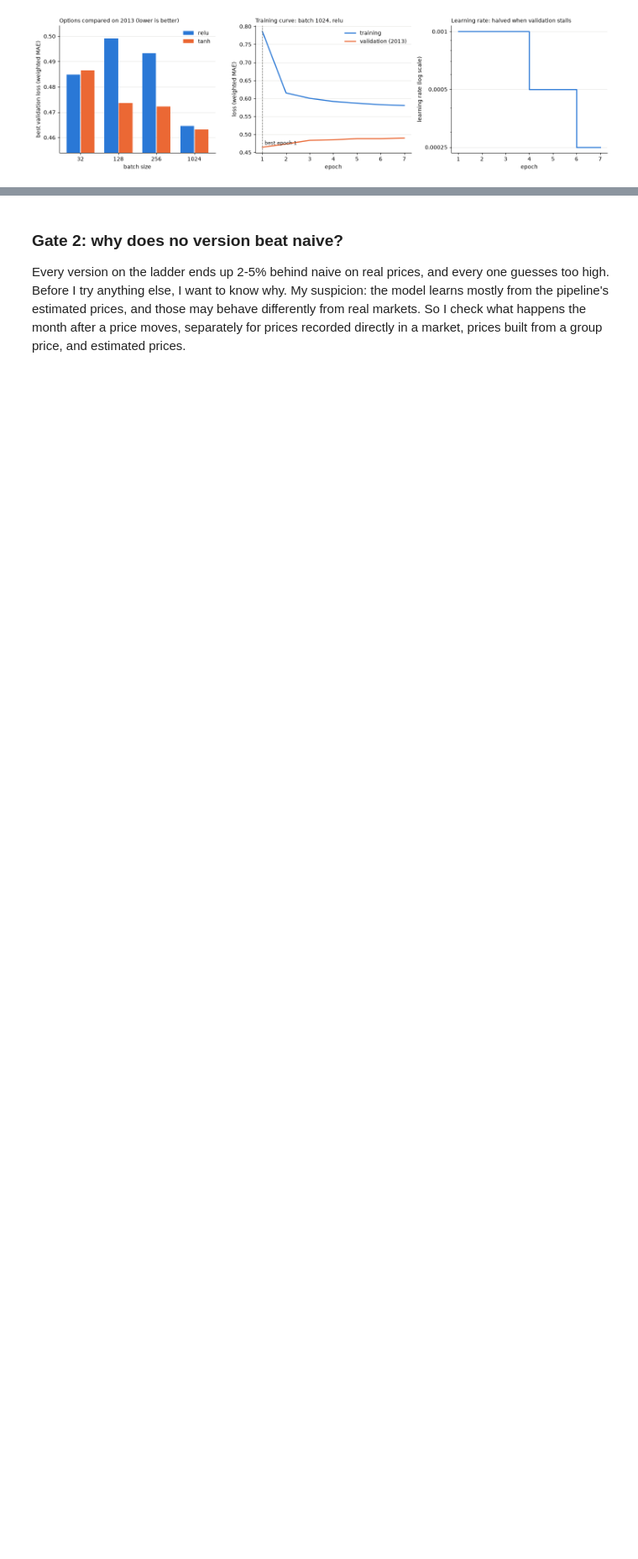
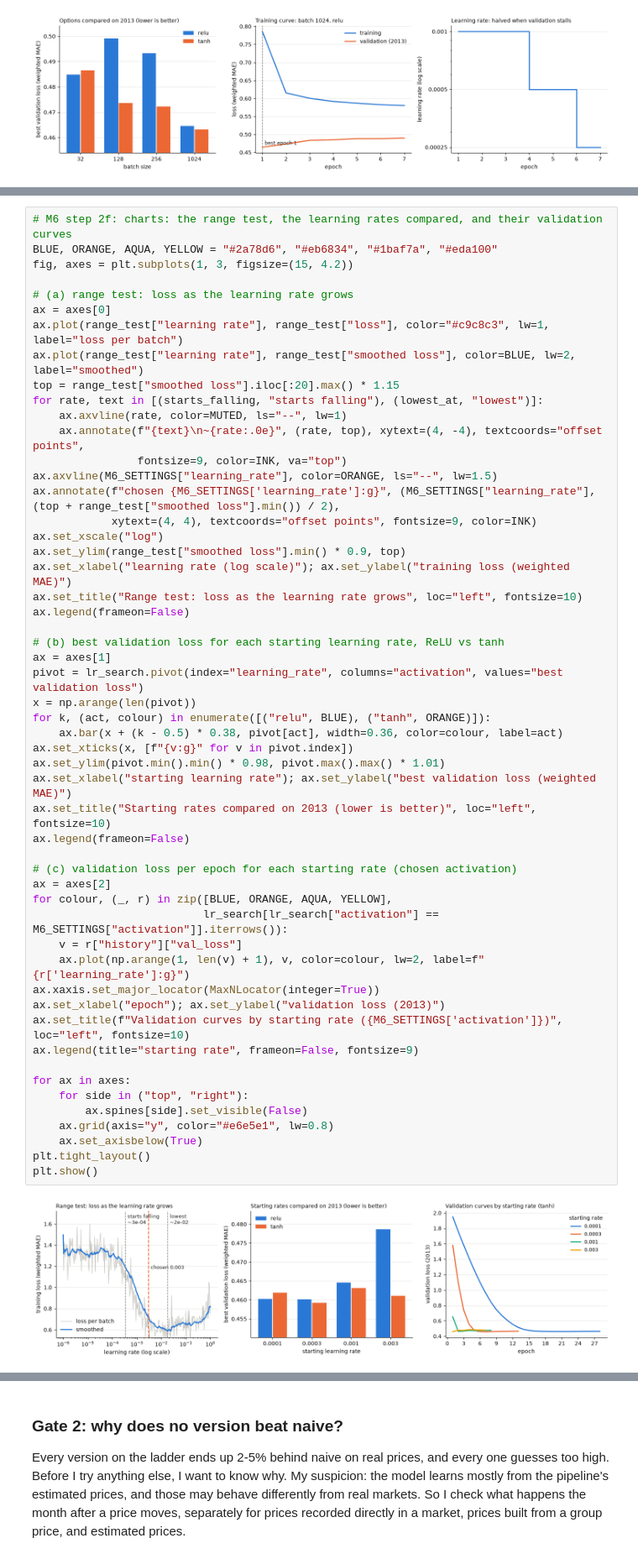
Before and after one commit to emergingleader/Soko_Radar, a Jupyter notebook: notebooks/modelling/02_model_build.ipynb, the cells around one changed output, grey strips where cells are left out. Shown at 84% size. Saved outputs shown, nothing was run; the diff lists cells and outputs as text; blank space fills up the shorter version.

Commit message:
M6: learning-rate range test and search on pre-2015 data, M6 retrained (0.003, tanh), notes on step 2, epochs, batch size and learning rate; notes updated with the new M6 results

```diff
--- a/notebooks/modelling/02_model_build.ipynb
+++ b/notebooks/modelling/02_model_build.ipynb
@@ -1822,0 +1925,55 @@ Best validation loss on 2013 (learning from 2006-2013 only; lower is better):
+# %%
+# M6 step 2f: charts: the range test, the learning rates compared, and their validation curves
+BLUE, ORANGE, AQUA, YELLOW = "#2a78d6", "#eb6834", "#1baf7a", "#eda100"
+fig, axes = plt.subplots(1, 3, figsize=(15, 4.2))
+
+# (a) range test: loss as the learning rate grows
+ax = axes[0]
+ax.plot(range_test["learning rate"], range_test["loss"], color="#c9c8c3", lw=1, label="loss per batch")
+ax.plot(range_test["learning rate"], range_test["smoothed loss"], color=BLUE, lw=2, label="smoothed")
+top = range_test["smoothed loss"].iloc[:20].max() * 1.15
+for rate, text in [(starts_falling, "starts falling"), (lowest_at, "lowest")]:
+    ax.axvline(rate, color=MUTED, ls="--", lw=1)
+    ax.annotate(f"{text}\n~{rate:.0e}", (rate, top), xytext=(4, -4), textcoords="offset points",
+                fontsize=9, color=INK, va="top")
+ax.axvline(M6_SETTINGS["learning_rate"], color=ORANGE, ls="--", lw=1.5)
+ax.annotate(f"chosen {M6_SETTINGS['learning_rate']:g}", (M6_SETTINGS["learning_rate"], (top + range_test["smoothed loss"].min()) / 2),
+            xytext=(4, 4), textcoords="offset points", fontsize=9, color=INK)
+ax.set_xscale("log")
+ax.set_ylim(range_test["smoothed loss"].min() * 0.9, top)
+ax.set_xlabel("learning rate (log scale)"); ax.set_ylabel("training loss (weighted MAE)")
+ax.set_title("Range test: loss as the learning rate grows", loc="left", fontsize=10)
+ax.legend(frameon=False)
+
+# (b) best validation loss for each starting learning rate, ReLU vs tanh
+ax = axes[1]
+pivot = lr_search.pivot(index="learning_rate", columns="activation", values="best validation loss")
+x = np.arange(len(pivot))
+for k, (act, colour) in enumerate([("relu", BLUE), ("tanh", ORANGE)]):
+    ax.bar(x + (k - 0.5) * 0.38, pivot[act], width=0.36, color=colour, label=act)
+ax.set_xticks(x, [f"{v:g}" for v in pivot.index])
+ax.set_ylim(pivot.min().min() * 0.98, pivot.max().max() * 1.01)
+ax.set_xlabel("starting learning rate"); ax.set_ylabel("best validation loss (weighted MAE)")
+ax.set_title("Starting rates compared on 2013 (lower is better)", loc="left", fontsize=10)
+ax.legend(frameon=False)
+
+# (c) validation loss per epoch for each starting rate (chosen activation)
+ax = axes[2]
+for colour, (_, r) in zip([BLUE, ORANGE, AQUA, YELLOW],
+                          lr_search[lr_search["activation"] == M6_SETTINGS["activation"]].iterrows()):
+    v = r["history"]["val_loss"]
+    ax.plot(np.arange(1, len(v) + 1), v, color=colour, lw=2, label=f"{r['learning_rate']:g}")
+ax.xaxis.set_major_locator(MaxNLocator(integer=True))
+ax.set_xlabel("epoch"); ax.set_ylabel("validation loss (2013)")
+ax.set_title(f"Validation curves by starting rate ({M6_SETTINGS['activation']})", loc="left", fontsize=10)
+ax.legend(title="starting rate", frameon=False, fontsize=9)
+
+for ax in axes:
+    for side in ("top", "right"):
+        ax.spines[side].set_visible(False)
+    ax.grid(axis="y", color="#e6e5e1", lw=0.8)
+    ax.set_axisbelow(True)
+plt.tight_layout()
+plt.show()
+# %% [output]
+[figure, added]
```
Also changed, not shown: parts of 20 cells of this notebook.
